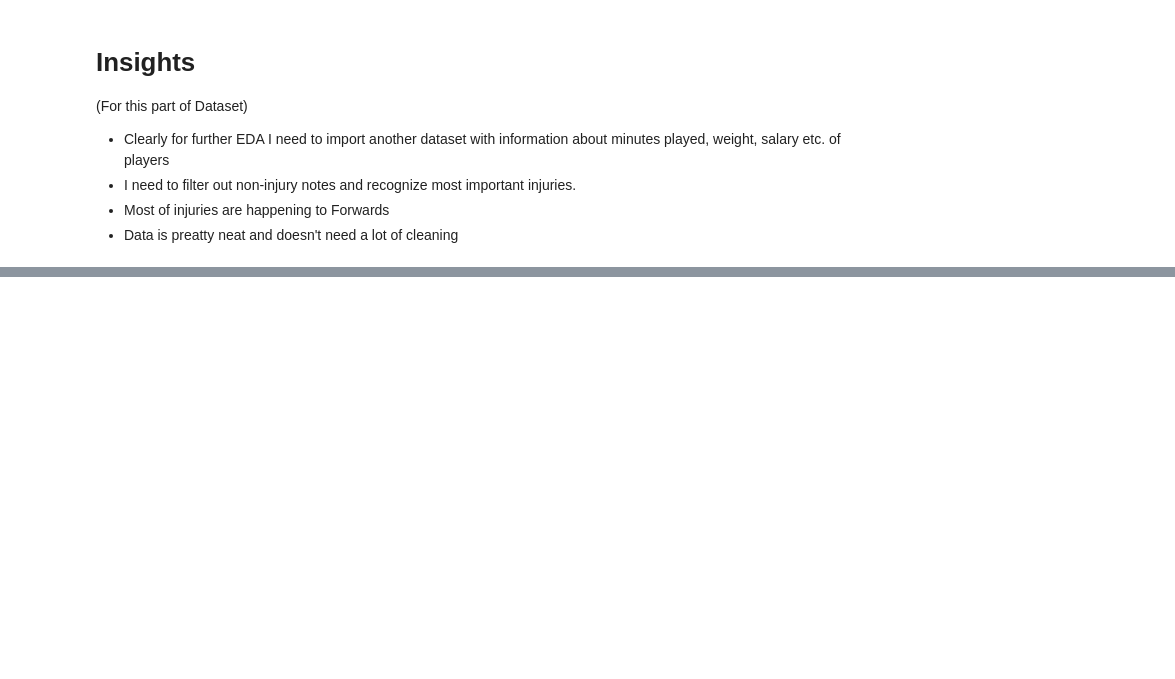
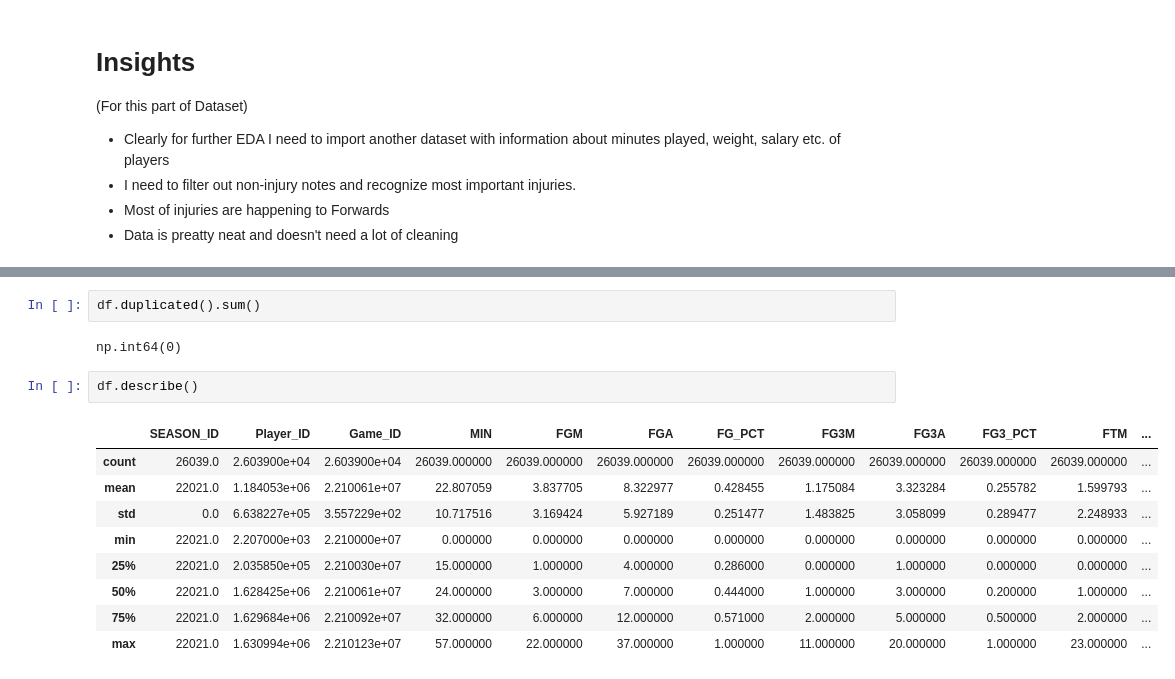
Before and after one commit to IgorCzarnoglowski/NBA-Injury-Risk-and-Detection-Project, a Jupyter notebook: notebooks/EDA.ipynb, the cells around one changed output, grey strips where cells are left out. Cells and saved outputs as stored; diff of their text form; blank space fills up the shorter version.

```diff
--- a/notebooks/EDA.ipynb
+++ b/notebooks/EDA.ipynb
@@ -168,0 +211,16 @@ Anyway we can see clear increase in injuries, which might be because teams are m
+# %%
+df.duplicated().sum()
+# %% [output]
+np.int64(0)
+# %%
+df.describe()
+# %% [output]
+|  | SEASON_ID | Player_ID | Game_ID | MIN | FGM | FGA | FG_PCT | FG3M | FG3A | FG3_PCT | FTM | ... |
+| count | 26039.0 | 2.603900e+04 | 2.603900e+04 | 26039.000000 | 26039.000000 | 26039.000000 | 26039.000000 | 26039.000000 | 26039.000000 | 26039.000000 | 26039.000000 | ... |
+| mean | 22021.0 | 1.184053e+06 | 2.210061e+07 | 22.807059 | 3.837705 | 8.322977 | 0.428455 | 1.175084 | 3.323284 | 0.255782 | 1.599793 | ... |
+| std | 0.0 | 6.638227e+05 | 3.557229e+02 | 10.717516 | 3.169424 | 5.927189 | 0.251477 | 1.483825 | 3.058099 | 0.289477 | 2.248933 | ... |
+| min | 22021.0 | 2.207000e+03 | 2.210000e+07 | 0.000000 | 0.000000 | 0.000000 | 0.000000 | 0.000000 | 0.000000 | 0.000000 | 0.000000 | ... |
+| 25% | 22021.0 | 2.035850e+05 | 2.210030e+07 | 15.000000 | 1.000000 | 4.000000 | 0.286000 | 0.000000 | 1.000000 | 0.000000 | 0.000000 | ... |
+| 50% | 22021.0 | 1.628425e+06 | 2.210061e+07 | 24.000000 | 3.000000 | 7.000000 | 0.444000 | 1.000000 | 3.000000 | 0.200000 | 1.000000 | ... |
+| 75% | 22021.0 | 1.629684e+06 | 2.210092e+07 | 32.000000 | 6.000000 | 12.000000 | 0.571000 | 2.000000 | 5.000000 | 0.500000 | 2.000000 | ... |
+| max | 22021.0 | 1.630994e+06 | 2.210123e+07 | 57.000000 | 22.000000 | 37.000000 | 1.000000 | 11.000000 | 20.000000 | 1.000000 | 23.000000 | ... |
```
Also changed, not shown: parts of 11 cells of this notebook.
